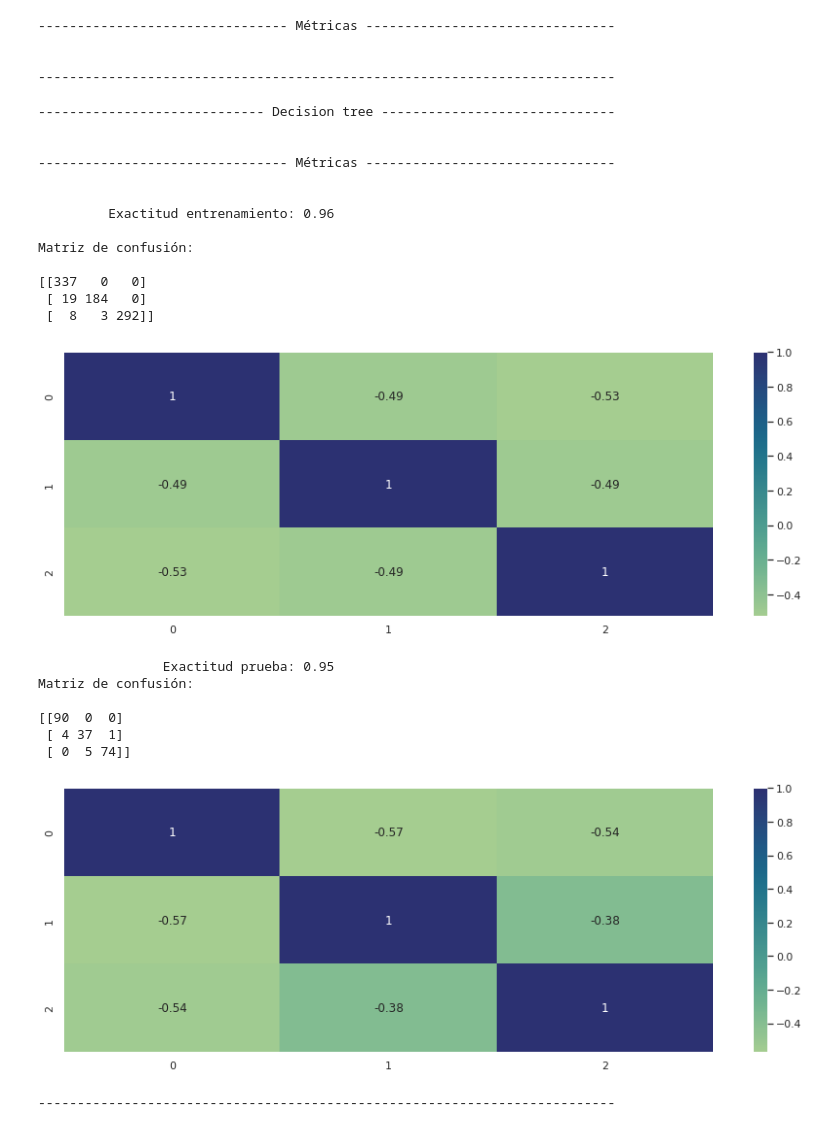
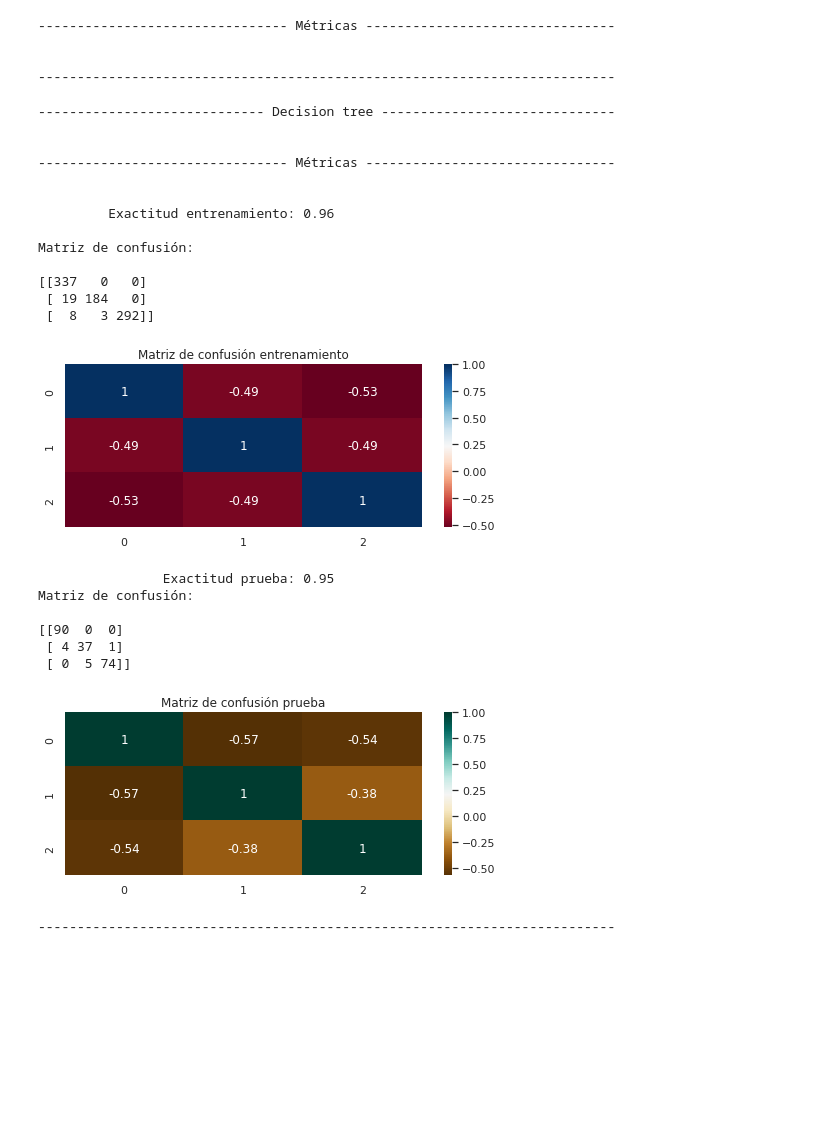
Before and after one commit to PosgradoMNA/actividades-del-projecto-team_59, a Jupyter notebook: Sem_09_CD_Reto_entrega_2.ipynb, the cells around one changed output. Cells and saved outputs as stored; diff of their text form; code cells hidden in the pictures; blank space fills up the shorter version.

```diff
--- a/Sem_09_CD_Reto_entrega_2.ipynb
+++ b/Sem_09_CD_Reto_entrega_2.ipynb
@@ -663,11 +663,11 @@ def Gmean_(Yreal, Ypred):
   Gmean = np.sqrt( (vp / (vp + fn)) * vn / (vn + fp))
   return Gmean
 
-def conf_mat_(yreal, ypred):
+def conf_mat_(yreal, ypred, colormap_, titulo_):
   cm = confusion_matrix(yreal, ypred)
   print('Matriz de confusión:\n')
   print(cm)
-  Visualiza_mapa_de_calor(pd.DataFrame(cm), '', '')
+  Visualiza_mapa_de_calor(pd.DataFrame(cm), colormap_, titulo_)
 
 def exactitud_sk_(yreal, ypred):
   from sklearn.metrics import accuracy_score
@@ -696,43 +696,44 @@ dec_tree= dec_tree.fit(Xtv, ytv)
 
 #tree= export_graphviz(dec_tree, out_file= None, feature_names= Xtv.columns, class_names= ['Verde','Rojo','Amarllo'], rounded= True, filled= True)
 #import pydotplus
 #from IPython.display import Image
 #graph= pydotplus.graph_from_dot_data(tree)
 #graph.write_png('Arbol.png')
 #Image(filename= 'Arbol.png')
 
 print('\n-------------------------------- Métricas --------------------------------\n')
+sns.set(rc={'figure.figsize':(8,3)})
 ytvhat= dec_tree.predict(Xtv)
 Exac_ytvhat= round(exactitud_sk_(ytv, ytvhat), 2)
 print('\n\t Exactitud entrenamiento:', Exac_ytvhat, '\n')
-conf_mat_(ytv, ytvhat)
+conf_mat_(ytv, ytvhat, 'RdBu', 'Matriz de confusión entrenamiento')
 ytesthat= dec_tree.predict(Xtest)
 Exac_ytesthat= round(exactitud_sk_(ytest, ytesthat), 2)
 print('\n\t\tExactitud prueba:', Exac_ytesthat)
-conf_mat_(ytest, ytesthat)
+conf_mat_(ytest, ytesthat, 'BrBG', 'Matriz de confusión prueba')
 print('\n--------------------------------------------------------------------------\n')
 # %% [output]
 ----------------------------- Decision tree ------------------------------
 
 
 -------------------------------- Métricas --------------------------------
 
 
          Exactitud entrenamiento: 0.96
 
 Matriz de confusión:
 
 [[337   0   0]
  [ 19 184   0]
  [  8   3 292]]
-[figure, old version]
+[figure, new version]
                 Exactitud prueba: 0.95
 Matriz de confusión:
 
 [[90  0  0]
  [ 4 37  1]
  [ 0  5 74]]
-[figure, old version]
+[figure, new version]
 --------------------------------------------------------------------------
 # %%
 # - - - - - - - - - - - - - - - - - - - - - - - - - - - - - - - - - - - - - - - - - - - - - - - - -
```
Also changed, not shown: parts of 45 cells of this notebook.
